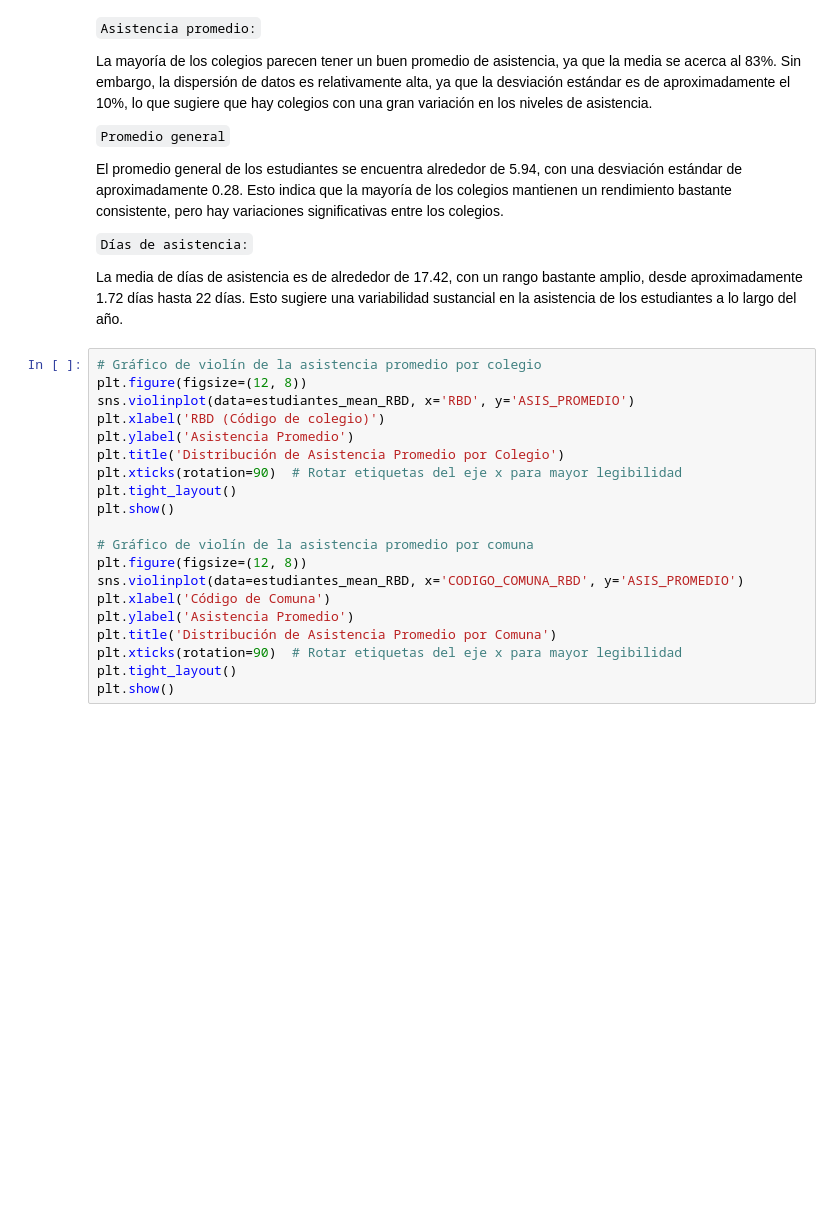
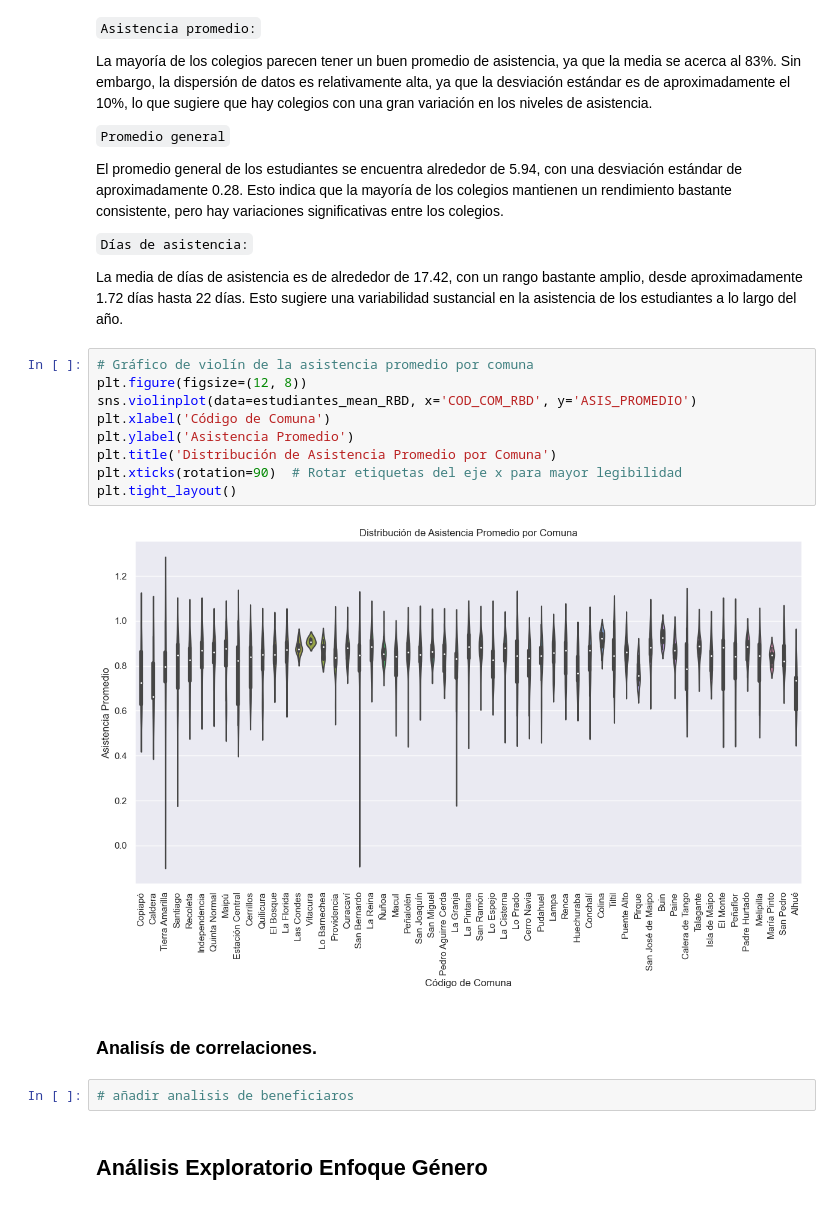
Before and after one commit to sofiafuentess/Proyecto-IMT2200-GRUPO-7, a Jupyter notebook: analisis_data/EDA_info_por_estudiante.ipynb, the cells around one changed output. Drawn from its saved outputs; the diff is of its cells as text; blank space fills up the shorter version.

Commit message:
jupyter para resumen rendimiento entre otras cosas

```diff
--- a/analisis_data/EDA_info_por_estudiante.ipynb
+++ b/analisis_data/EDA_info_por_estudiante.ipynb
@@ -619,23 +695,20 @@ El promedio general de los estudiantes se encuentra alrededor de 5.94, con una d
 
 La media de días de asistencia es de alrededor de 17.42, con un rango bastante amplio, desde aproximadamente 1.72 días hasta 22 días. Esto sugiere una variabilidad sustancial en la asistencia de los estudiantes a lo largo del año.
 # %%
-# Gráfico de violín de la asistencia promedio por colegio
-plt.figure(figsize=(12, 8))
-sns.violinplot(data=estudiantes_mean_RBD, x='RBD', y='ASIS_PROMEDIO')
-plt.xlabel('RBD (Código de colegio)')
-plt.ylabel('Asistencia Promedio')
-plt.title('Distribución de Asistencia Promedio por Colegio')
-plt.xticks(rotation=90)  # Rotar etiquetas del eje x para mayor legibilidad
-plt.tight_layout()
-plt.show()
-
 # Gráfico de violín de la asistencia promedio por comuna
 plt.figure(figsize=(12, 8))
-sns.violinplot(data=estudiantes_mean_RBD, x='CODIGO_COMUNA_RBD', y='ASIS_PROMEDIO')
+sns.violinplot(data=estudiantes_mean_RBD, x='COD_COM_RBD', y='ASIS_PROMEDIO')
 plt.xlabel('Código de Comuna')
 plt.ylabel('Asistencia Promedio')
 plt.title('Distribución de Asistencia Promedio por Comuna')
 plt.xticks(rotation=90)  # Rotar etiquetas del eje x para mayor legibilidad
 plt.tight_layout()
-plt.show()
+# %% [output]
+[figure, added]
+# %% [markdown]
+### Analisís de correlaciones.
+# %%
+# añadir analisis de beneficiaros
+# %% [markdown]
+## Análisis Exploratorio Enfoque Género
 # %% [markdown]
```
Also changed, not shown: parts of 17 cells of this notebook, 2 other files.
